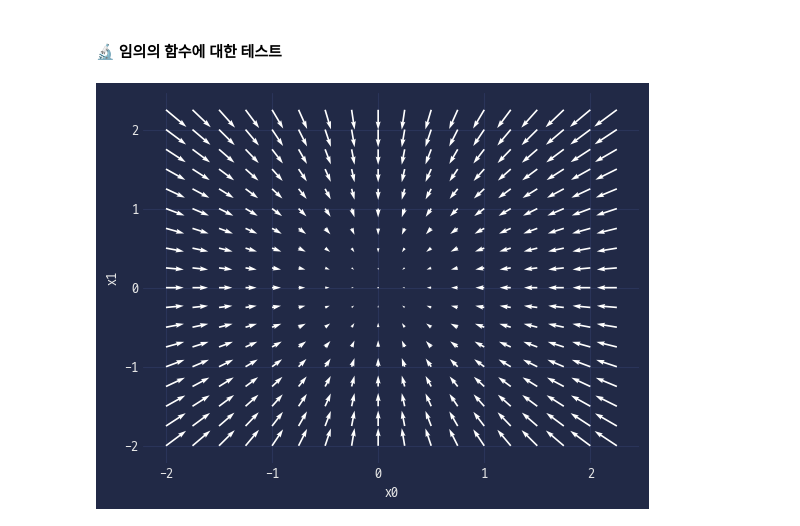
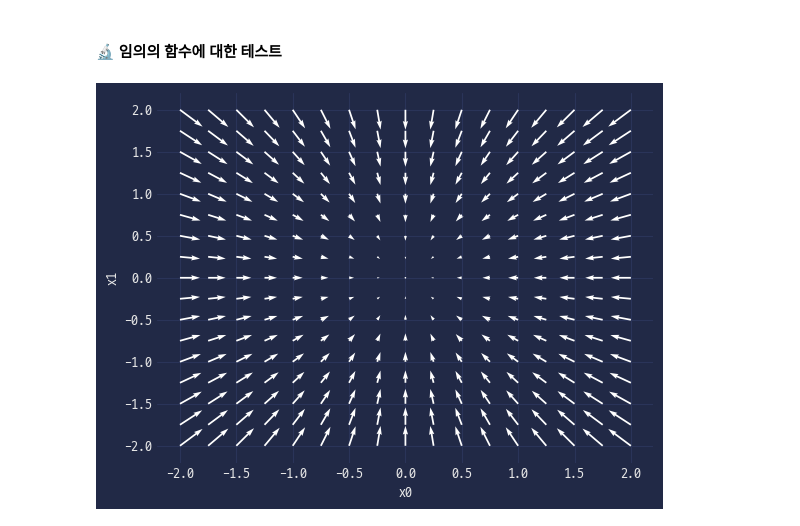
Before and after one commit to zer0ken/ms-ai-school, a Jupyter notebook: neural-net/ch03 신경망 학습/수치미분.ipynb, the cells around one changed output. Drawn from its saved outputs; the diff is of its cells as text; code cells hidden in the pictures.

```diff
--- a/neural-net/ch03 신경망 학습/수치미분.ipynb
+++ b/neural-net/ch03 신경망 학습/수치미분.ipynb
@@ -95,22 +95,22 @@ def tangent_line(f, x):
 # %%
 def function_2(x):
     if x.ndim == 1:
         return np.sum(x ** 2)
     return np.sum(x ** 2, axis=1)
 
 
-x0 = np.arange(-2, 2.5, 0.25)
-x1 = np.arange(-2, 2.5, 0.25)
+x0 = np.arange(-2, 2.25, 0.25)
+x1 = np.arange(-2, 2.25, 0.25)
 X, Y = np.meshgrid(x0, x1)
 
 X = X.flatten()
 Y = Y.flatten()
 
 grad = numerical_gradient(function_2, np.array([X, Y]))
 
 plt.quiver(X, Y, -grad[0], -grad[1], angles='xy', color='white')
 plt.xlabel('x0')
 plt.ylabel('x1')
 plt.show()
 # %% [output]
-[figure, old version]
+[figure, new version]
```
